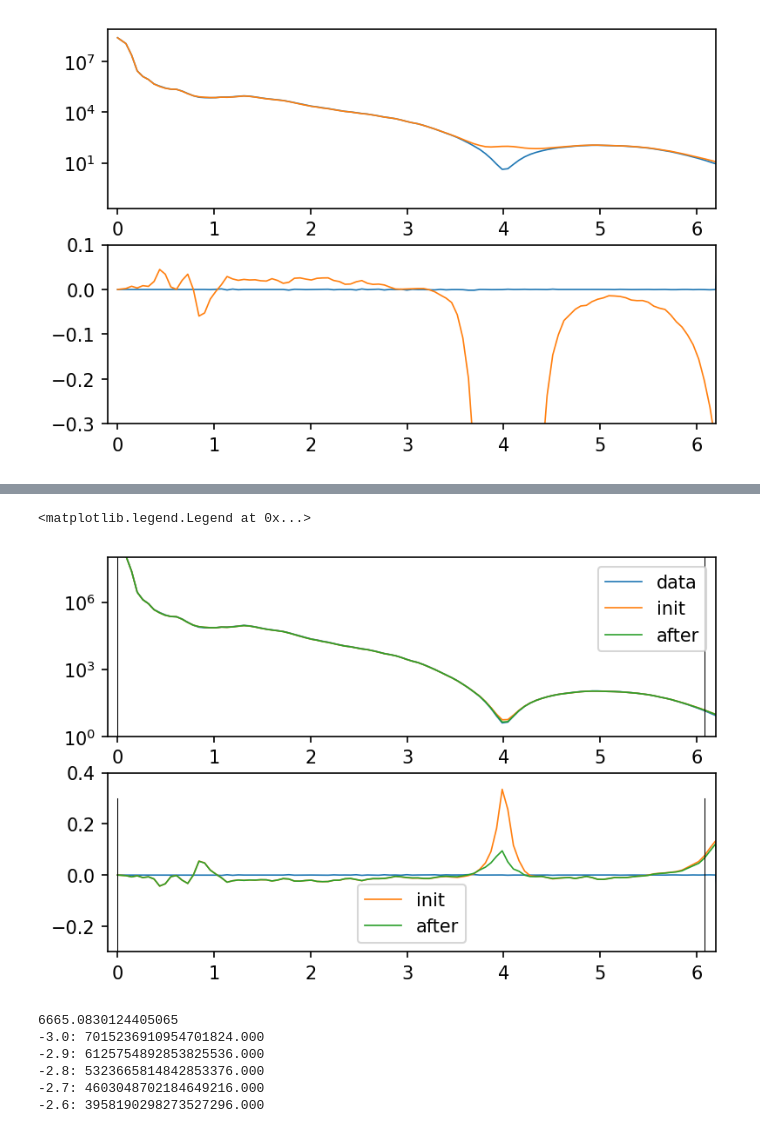
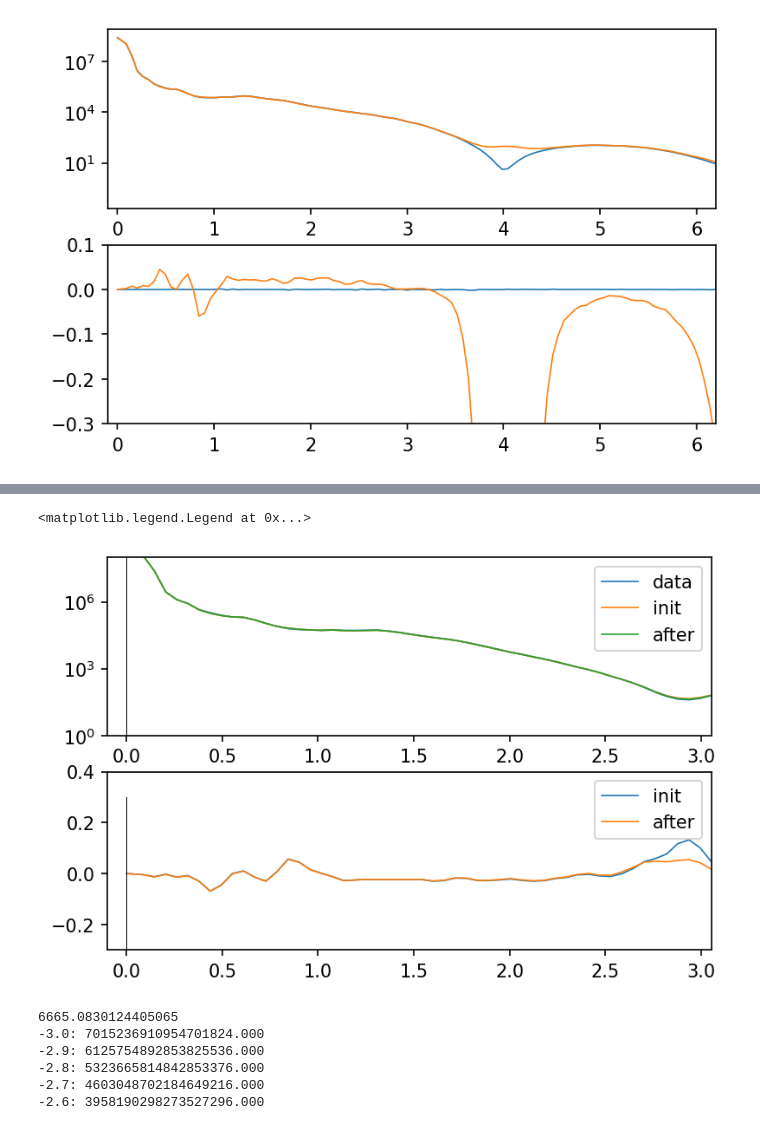
Before and after one commit to darrenjhsu/denss, a Jupyter notebook: test_fft/Testing.ipynb, the cells around one changed output, grey strips where cells are left out. Drawn from its saved outputs; the diff is of its cells as text; code cells hidden in the pictures.

```diff
--- a/test_fft/Testing.ipynb
+++ b/test_fft/Testing.ipynb
@@ -21,17 +21,16 @@ rho_mask, side = saxstats.read_mrc('2cm7_ligand.mrc')
 ligand_ref = rho_mask > 0
 kernel = ndimage.generate_binary_structure(3, 2)
 lig_mask = ndimage.binary_dilation(ligand_ref, structure=kernel)
+lig_mask *= rho_apo < 0.2
 
-# Actual mask that's from excluding apo density
-rho_mask, side = saxstats.read_mrc('junk_mask.mrc')
-lig_mask = rho_mask > 0
+saxstats.write_mrc(lig_mask, side, '2cm7_ligand_mask.mrc')
 
 # Data
 q, I, sigq, Ifit, file_dmax, isfit = saxstats.loadProfile('2cm7.dat', units='A')
 
 dmax = 36
 oversampling = 3
-voxel = 0.5
+voxel = 1
 D = dmax
 
 #Initialize variables
@@ -85,11 +84,11 @@ qbin_labels -= 1
 qdata = qbinsc[np.where( (qbinsc>=q.min()) & (qbinsc<=q.max()) )]
 Idata = np.interp(qdata,q,I)
 
-qextend = qbinsc[qbinsc>=qdata.max()]
-Iextend = qextend**-4
-Iextend = Iextend/Iextend[0] * Idata[-1]
-qdata = np.concatenate((qdata,qextend[1:]))
-Idata = np.concatenate((Idata,Iextend[1:]))
+# qextend = qbinsc[qbinsc>=qdata.max()]
+# Iextend = qextend**-4
+# Iextend = Iextend/Iextend[0] * Idata[-1]
+# qdata = np.concatenate((qdata,qextend[1:]))
+# Idata = np.concatenate((Idata,Iextend[1:]))
 
 #create list of qbin indices just in region of data for later F scaling
 qbin_args = np.in1d(qbinsc,qdata,assume_unique=True)
@@ -647,23 +661,23 @@ Step 14: 0.000 0.003            0 1 2 3 4 5 6 7 8 9 10 11 12 13 14 15 16 17 18 1
 KeyboardInterrupt:
 # %%
 fig, ax = plt.subplots(2, 1, dpi=150)
-ax[0].plot(qdata[qba], Idata[qba], lw=0.8, label='data')
-ax[0].plot(qdata[qba], Imean_guess_init[qba], lw=0.8, label='init')
-ax[0].plot(qdata[qba], Imean_guess_[qba], lw=0.8,label='after')
+ax[0].plot(qdata, Idata, lw=0.8, label='data')
+ax[0].plot(qdata, Imean_guess_init_[qba], lw=0.8, label='init')
+ax[0].plot(qdata, Imean_guess_[qba], lw=0.8,label='after')
 ax[0].set_xlim([-0.1, np.max(q)])
 ax[0].set_ylim([1, 1e8])
 ax[0].legend()
 ax[0].set_yscale('log')
 ax[0].plot([qdata[qROI[0]], qdata[qROI[0]]], [1, 1e8], 'k', lw=0.5)
 ax[0].plot([qdata[qROI[-1]], qdata[qROI[-1]]], [1, 1e8], 'k', lw=0.5)
-ax[1].plot(qdata[qba], (Imean_all_[qba] - Idata[qba])/Idata, lw=0.8)
-ax[1].plot(qdata[qba], (Imean_guess_init_[qba] - Idata[qba])/Idata, lw=0.8,label='init')
-ax[1].plot(qdata[qba], (Imean_guess_[qba] - Idata[qba])/Idata, lw=0.8,label='after')
+# ax[1].plot(qdata, (Imean_all_[qba] - Idata)/Idata, lw=0.8)
+ax[1].plot(qdata, (Imean_guess_init_[qba] - Idata)/Idata, lw=0.8,label='init')
+ax[1].plot(qdata, (Imean_guess_[qba] - Idata)/Idata, lw=0.8,label='after')
 ax[1].plot([qdata[qROI[0]], qdata[qROI[0]]], [-0.3, 0.3], 'k', lw=0.5)
 ax[1].plot([qdata[qROI[-1]], qdata[qROI[-1]]], [-0.3, 0.3], 'k', lw=0.5)
 ax[1].set_xlim([-0.1, np.max(q)])
 ax[1].set_ylim([-0.3, 0.4])
 ax[1].legend()
 # %% [output]
 <matplotlib.legend.Legend at 0x...>
-[figure, old version]
+[figure, new version]
```
Also changed, not shown: parts of 27 cells of this notebook, 5 other files.
